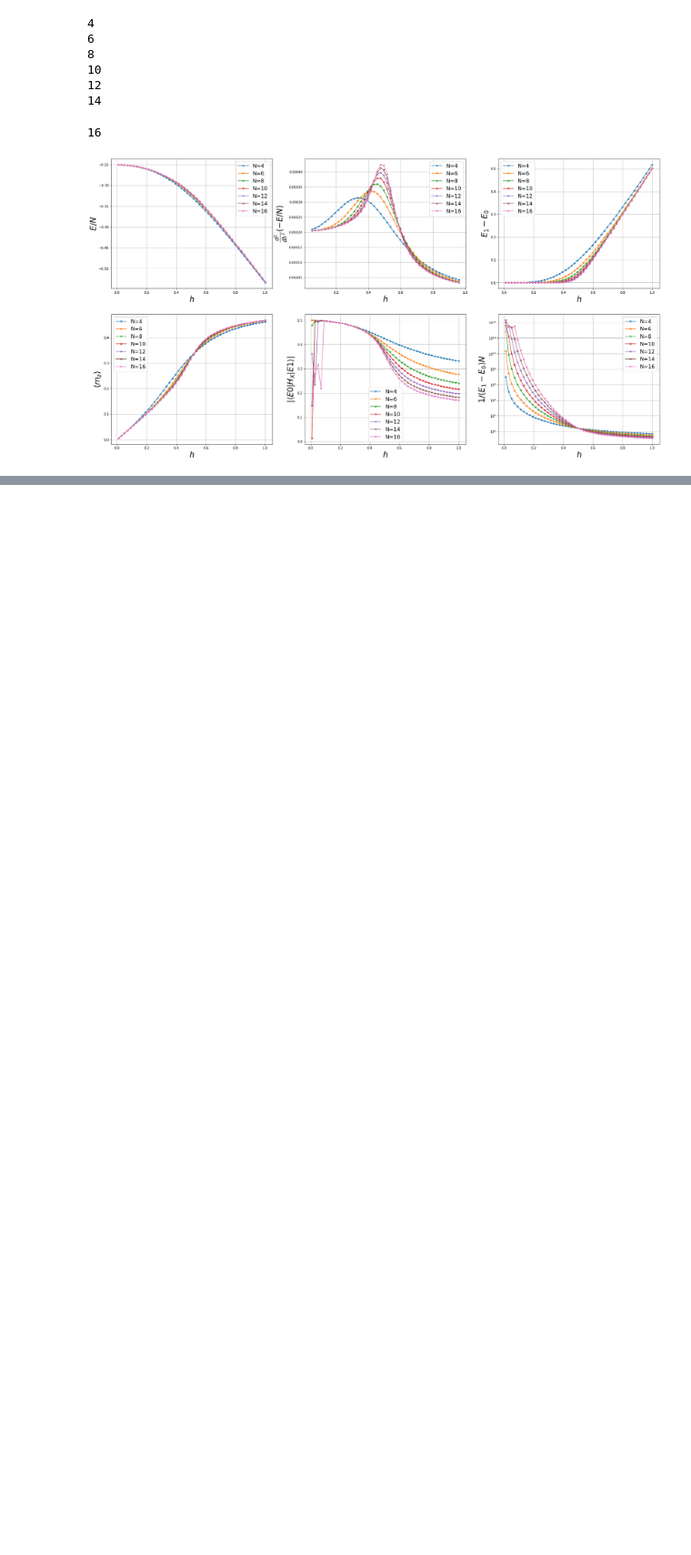
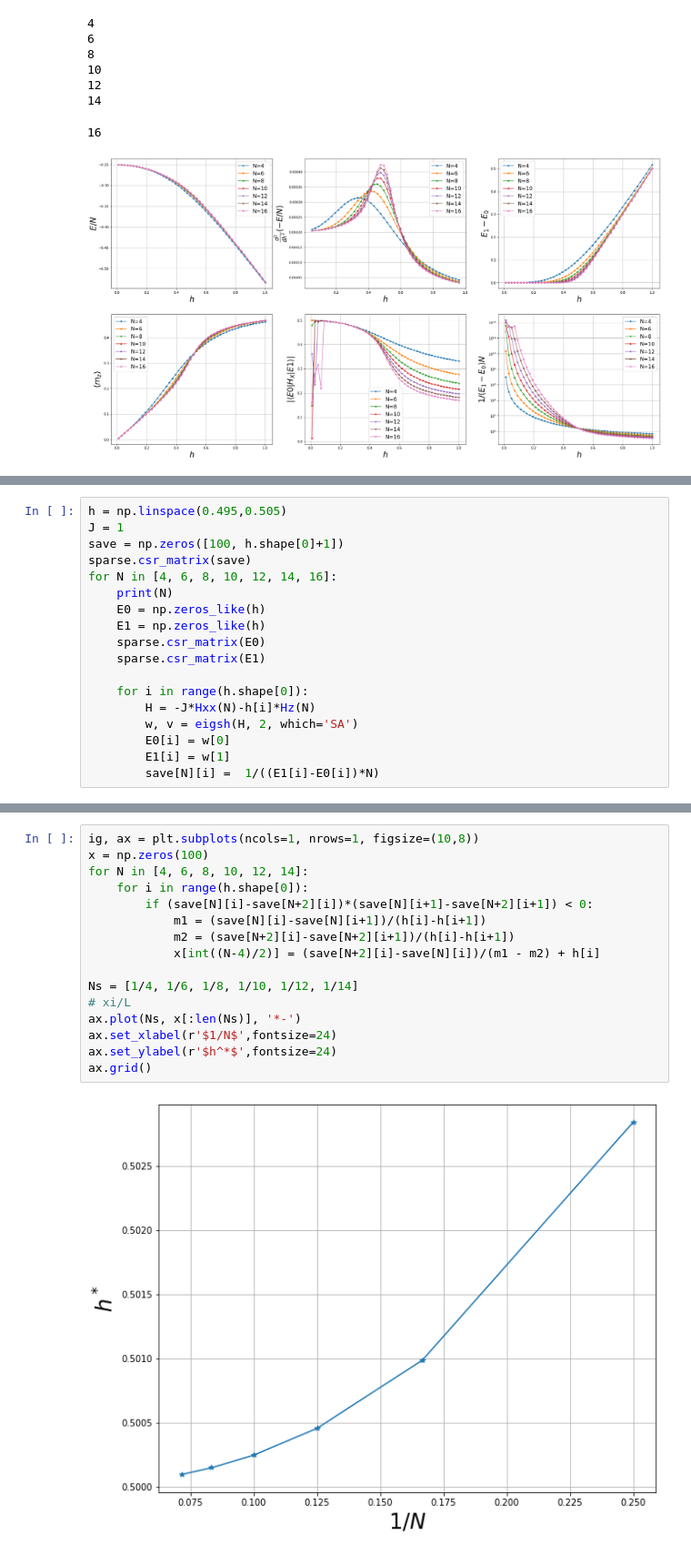
Before and after one commit to kou-yuu-ki/Final-Project-of-Computational-Physics, a Jupyter notebook: First Part__TFIM__The Effect of Various External Bz on its Magnetic Properties.ipynb, the cells around one changed output, grey strips where cells are left out. Shown: that part at 91% size. Cells and saved outputs as stored; diff of their text form; blank space fills up the shorter version.

```diff
--- a/First Part__TFIM__The Effect of Various External Bz on its Magnetic Properties.ipynb
+++ b/First Part__TFIM__The Effect of Various External Bz on its Magnetic Properties.ipynb
@@ -162,0 +204,18 @@ Now, let's take a close look at the 6th figure, the relation betweeen $1/(E_1-E_
+# %%
+h = np.linspace(0.495,0.505)
+J = 1
+save = np.zeros([100, h.shape[0]+1])
+sparse.csr_matrix(save)
+for N in [4, 6, 8, 10, 12, 14, 16]:
+    print(N)
+    E0 = np.zeros_like(h)
+    E1 = np.zeros_like(h)
+    sparse.csr_matrix(E0)
+    sparse.csr_matrix(E1)
+
+    for i in range(h.shape[0]):
+        H = -J*Hxx(N)-h[i]*Hz(N)
+        w, v = eigsh(H, 2, which='SA')
+        E0[i] = w[0]
+        E1[i] = w[1]
+        save[N][i] =  1/((E1[i]-E0[i])*N)
@@ -162,0 +230,18 @@ Now, let's take a close look at the 6th figure, the relation betweeen $1/(E_1-E_
+# %%
+ig, ax = plt.subplots(ncols=1, nrows=1, figsize=(10,8))
+x = np.zeros(100)
+for N in [4, 6, 8, 10, 12, 14]:
+    for i in range(h.shape[0]):
+        if (save[N][i]-save[N+2][i])*(save[N][i+1]-save[N+2][i+1]) < 0:
+            m1 = (save[N][i]-save[N][i+1])/(h[i]-h[i+1])
+            m2 = (save[N+2][i]-save[N+2][i+1])/(h[i]-h[i+1])
+            x[int((N-4)/2)] = (save[N+2][i]-save[N][i])/(m1 - m2) + h[i]
+
+Ns = [1/4, 1/6, 1/8, 1/10, 1/12, 1/14]
+# xi/L
+ax.plot(Ns, x[:len(Ns)], '*-')
+ax.set_xlabel(r'$1/N$',fontsize=24)
+ax.set_ylabel(r'$h^*$',fontsize=24)
+ax.grid()
+# %% [output]
+[figure, added]
```
Also changed, not shown: parts of 15 cells of this notebook.
